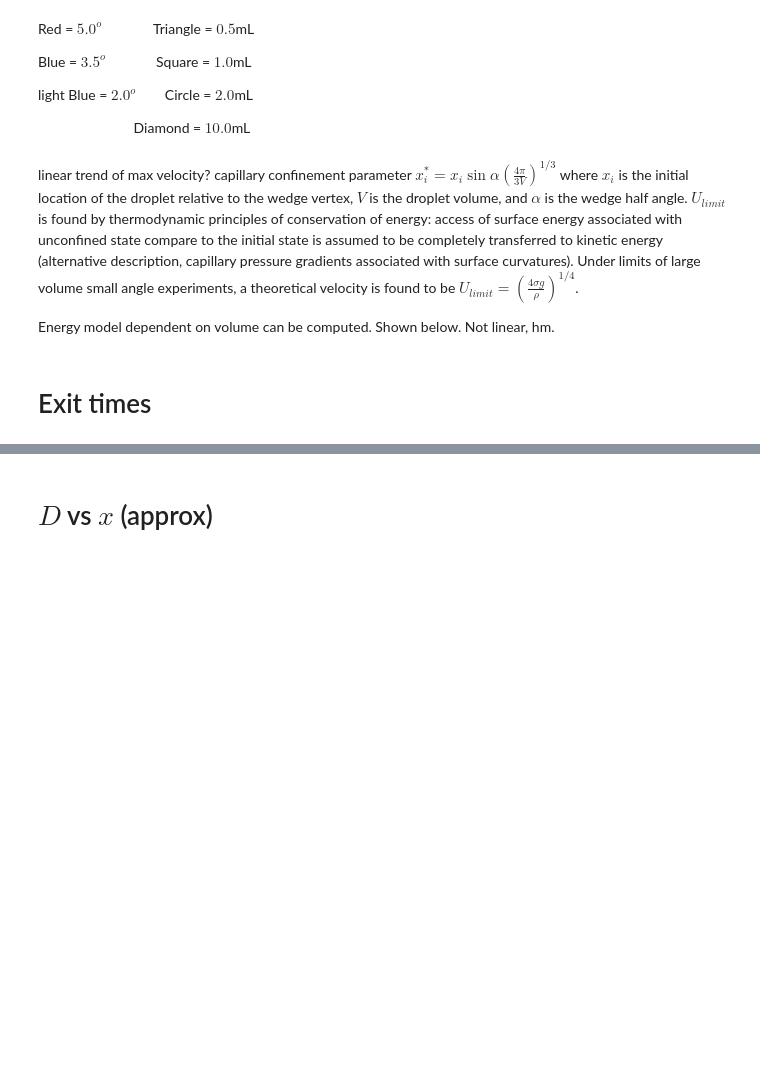
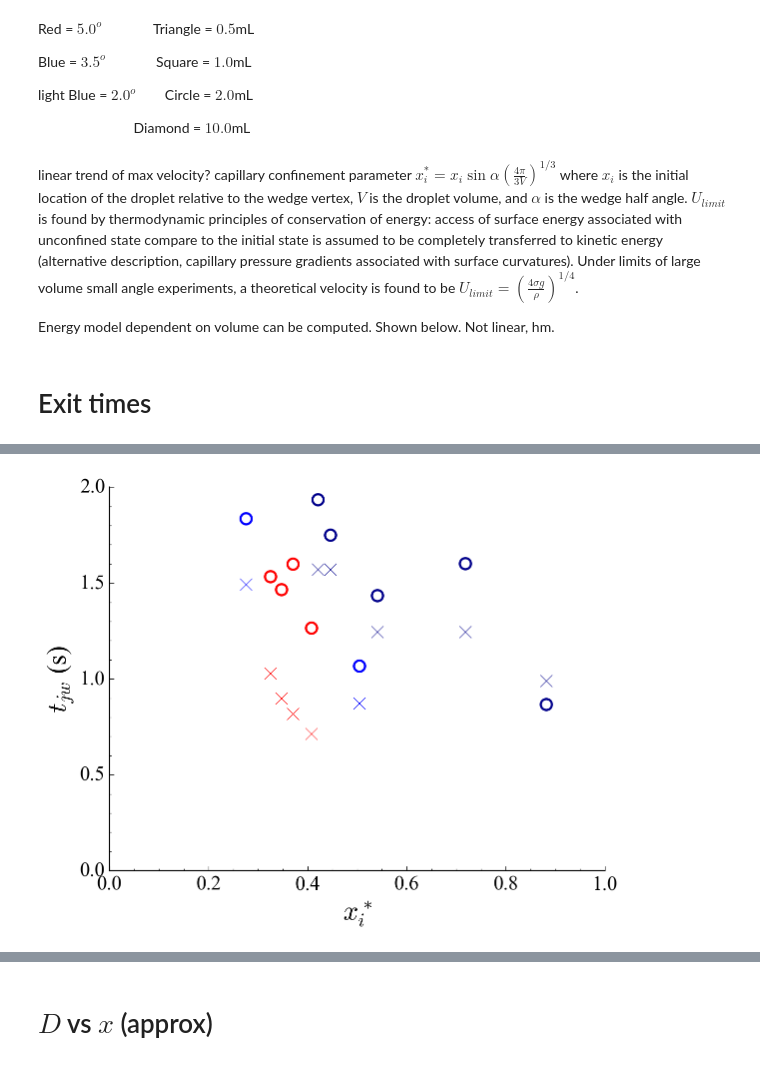
Before and after one commit to loganjt/DropletJumpWedge, a Jupyter notebook: Repos_Data/plotter_notebook.ipynb, the cells around one changed output, grey strips where cells are left out. Saved outputs shown, nothing was run; the diff lists cells and outputs as text; code cells hidden in the pictures; blank space fills up the shorter version.

```diff
--- a/Repos_Data/plotter_notebook.ipynb
+++ b/Repos_Data/plotter_notebook.ipynb
@@ -409,0 +377,94 @@ exit_time_plots(data,meta)
+# %%
+def exit_time_plots(data,meta):
+    exit_times = {}
+    distance2exit = {}
+    for key in data:
+        R = ((3000*meta[key]['Volume'])/(4*math.pi))**(1/3)
+        sin_angl = math.sin((meta[key]['Angle']/2)*(math.pi/180))
+        x_max_theo = (R/sin_angl)
+
+        if np.max(data[key]['average'])>x_max_theo:
+            i = np.min(np.where(data[key]['average']>=x_max_theo))
+            exit_times[key] = data[key]['time'][i]
+
+        else:
+            distance2exit[key] = x_max_theo-np.max(data[key]['average'])
+    fig1 = plt.figure(facecolor='white')
+    fig2 = plt.figure(facecolor='white')
+    fig3 = plt.figure(facecolor='white')
+    fig4 = plt.figure(facecolor='white')
+    #fig2.set_figheight(30)
+    #fig2.set_figwidth(15)
+    e_times = [element for key,element in exit_times.items()]
+    n_points= np.size(e_times)
+    colormap = plt.get_cmap('brg')
+    cNorm  = colors.Normalize(vmin=0, vmax=n_points-1)
+    scalarMap = cmx.ScalarMappable(norm=cNorm, cmap=colormap)
+    i = 0
+    for key in exit_times:
+        t_theo = ((3*meta[key]['Volume']*10**-6)/(4*math.pi))**(1/3)*(1000/(0.072*9.81))**(1/4)*(1/math.sin((meta[key]['Angle']/2)*math.pi/180))
+        #if meta[key]['Volume']== 0.5:
+        #    colorVal = 'red'
+        #elif meta[key]['Volume']== 1.0:
+        #    colorVal = 'green'
+        #elif meta[key]['Volume']== 2.0:
+        #    colorVal = 'blue'
+        #elif meta[key]['Volume']== 3.0:
+        #    colorVal = 'yellow'
+        #elif meta[key]['Volume']== 4.0:
+        #    colorVal = 'brown'
+        #elif meta[key]['Volume']== 5.0:
+        #    colorVal = 'purple'
+        #elif meta[key]['Volume']== 6.0:
+        #    colorVal = 'black'
+        #elif meta[key]['Volume']== 10.0:
+         #   colorVal = 'orange'
+
+        if meta[key]['Angle']== 2.0:
+            colorVal = 'red'
+        elif meta[key]['Angle']== 1.2:
+            colorVal = 'cyan'
+        elif meta[key]['Angle']== 3.5:
+            colorVal = 'darkblue'
+        elif meta[key]['Angle']== 4.0:
+            colorVal = 'green'
+        elif meta[key]['Angle']== 5.0:
+            colorVal = 'blue'
+        elif meta[key]['Angle']== 7.7:
+            colorVal = 'red'
+        ax1 = fig1.add_subplot(1,1,1)
+        ax1.plot(xi_norm[key],exit_times[key],c=colorVal,marker='o',markersize=10,fillstyle='none',markeredgewidth=2)
+        ax1.plot(xi_norm[key],t_theo,c=colorVal,marker='x',markersize=11)
+        ax1.set_xbound([0,1])
+        ax1.set_ybound([0,2])
+        legend = basic_plot_format(ax1,r'$x_i^*$',r'$t_{jw}$ (s)',False,False,False)
+
+        ax2 = fig2.add_subplot(1,1,1)
+        ax2.plot(meta[key]['Volume'],exit_times[key],c=colorVal,marker='o',markersize=10,fillstyle='none',markeredgewidth=2)
+        ax2.plot(meta[key]['Volume'],t_theo,c=colorVal,marker='x',markersize=11)
+        ax2.set_xbound([0,7])
+        ax2.set_ybound([0,2])
+        legend = basic_plot_format(ax2,r'$V$ (mL)',r'$t_{jw}$ (s)',False,False,False)
+
+        ax3 = fig3.add_subplot(1,1,1)
+        ax3.plot(meta[key]['Angle']/2,exit_times[key],c=colorVal,marker='o',markersize=10,fillstyle='none',markeredgewidth=2)
+        ax3.plot(meta[key]['Angle']/2,t_theo,c=colorVal,marker='x',markersize=11)
+        ax3.set_xbound([0,4])
+        ax3.set_ybound([0,2])
+        legend = basic_plot_format(ax3,r'$\alpha$ ($^{\circ}$)',r'$t_{jw}$ (s)',False,False,False)
+
+        ax4 = fig4.add_subplot(1,1,1)
+        ax4.plot(meta[key]['IL'],exit_times[key],c=colorVal,marker='o',markersize=10,fillstyle='none',markeredgewidth=2)
+        ax4.plot(meta[key]['IL'],t_theo,c=colorVal,marker='x',markersize=11)
+        ax4.set_ybound([0,2])
+        ax4.set_xbound([0,160])
+        legend = basic_plot_format(ax4,r'$x_o$ (mm)',r'$t_{jw}$ (s)',False,False,False)
+
+        i=i+1
+    plt.show()
+    fig1.savefig('Figures/exittimesplot.png',dpi=400, bbox_inches='tight')
+    fig1.savefig('Y:/Publications and Presentations/ASGSR_2017_DropJumpWedge/Figures/exittimesplot.png',transparent=True,dpi=600, bbox_inches='tight')
+    return exit_times
+exit_times = exit_time_plots(data,meta)
+# %% [output]
+[figure, added]
```
Also changed, not shown: parts of 9 cells of this notebook, 12 other files.
